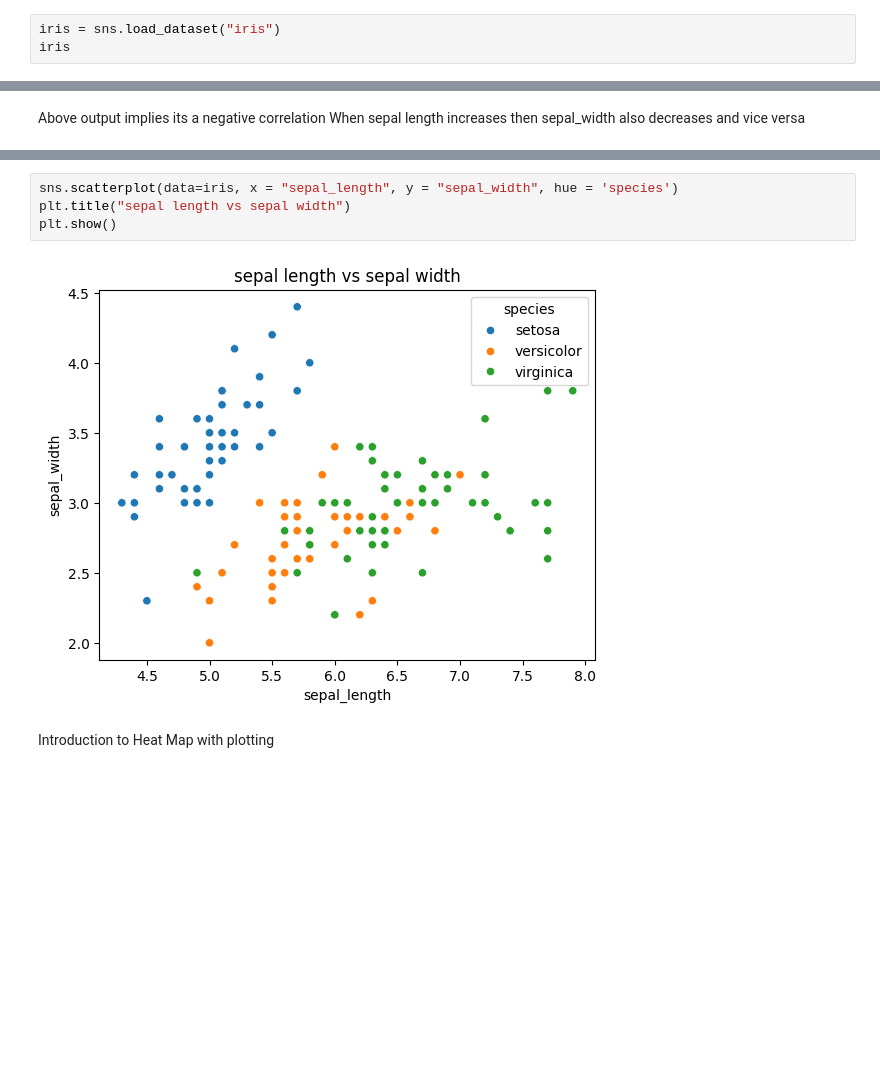
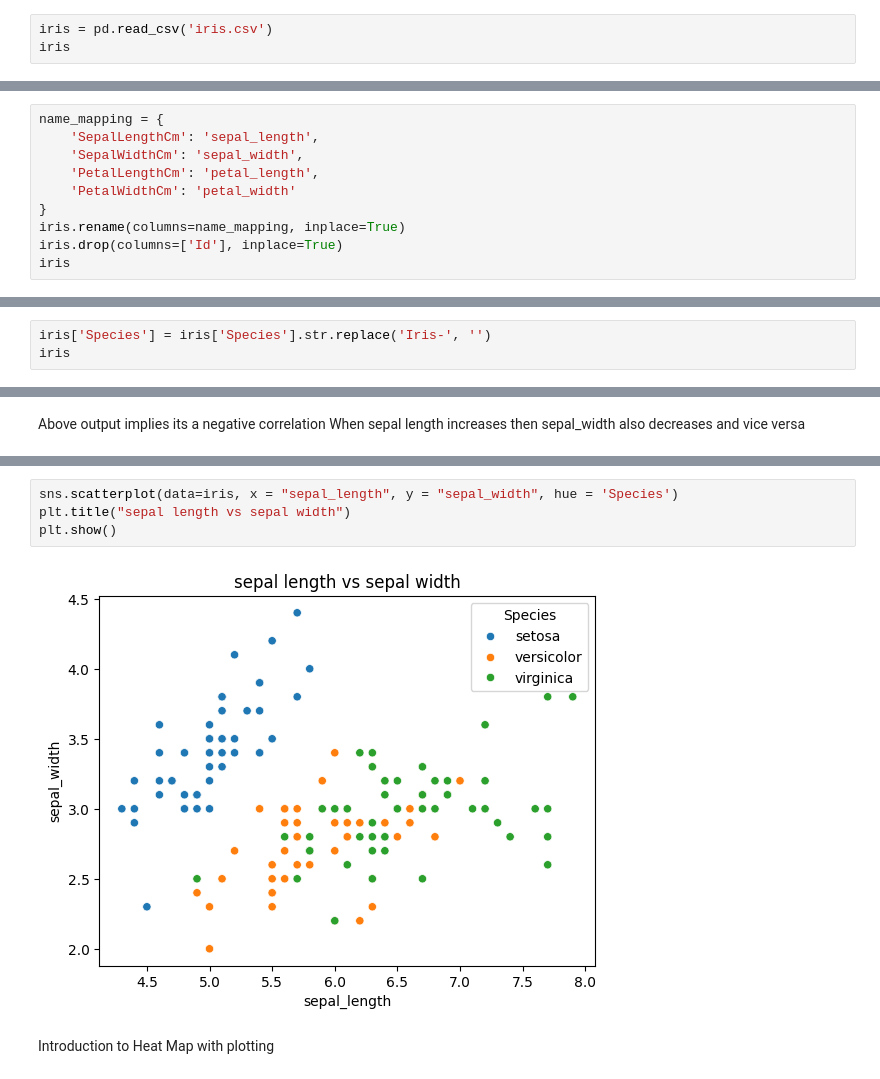
Before and after one commit to pragyanji/Data_Science, a Jupyter notebook: 07.Scatter_plot/day07IrisDataset.ipynb, the cells around one changed output, grey strips where cells are left out. Cells and saved outputs as stored; diff of their text form; blank space fills up the shorter version.

```diff
--- a/07.Scatter_plot/day07IrisDataset.ipynb
+++ b/07.Scatter_plot/day07IrisDataset.ipynb
@@ -6,4 +8,4 @@ import matplotlib.pyplot as plt
 # %%
-iris = sns.load_dataset("iris")
+iris = pd.read_csv('iris.csv')
 iris
 # %% [output]
@@ -37,0 +41,10 @@ Name: sepal_length, Length: 150, dtype: float64
+# %%
+name_mapping = {
+    'SepalLengthCm': 'sepal_length',
+    'SepalWidthCm': 'sepal_width',
+    'PetalLengthCm': 'petal_length',
+    'PetalWidthCm': 'petal_width'
+}
+iris.rename(columns=name_mapping, inplace=True)
+iris.drop(columns=['Id'], inplace=True)
+iris
@@ -37,0 +65,3 @@ Name: sepal_length, Length: 150, dtype: float64
+# %%
+iris['Species'] = iris['Species'].str.replace('Iris-', '')
+iris
@@ -71,11 +115,11 @@ plt.show()
 # %% [output]
 [figure]
 # %%
-sns.scatterplot(data=iris, x = "sepal_length", y = "sepal_width", hue = 'species')
+sns.scatterplot(data=iris, x = "sepal_length", y = "sepal_width", hue = 'Species')
 plt.title("sepal length vs sepal width")
 plt.show()
 # %% [output]
-[figure, old version]
+[figure, new version]
 # %% [markdown]
 Introduction to Heat Map with plotting
 # %%
```
Also changed, not shown: parts of 9 cells of this notebook, 7 other files.
